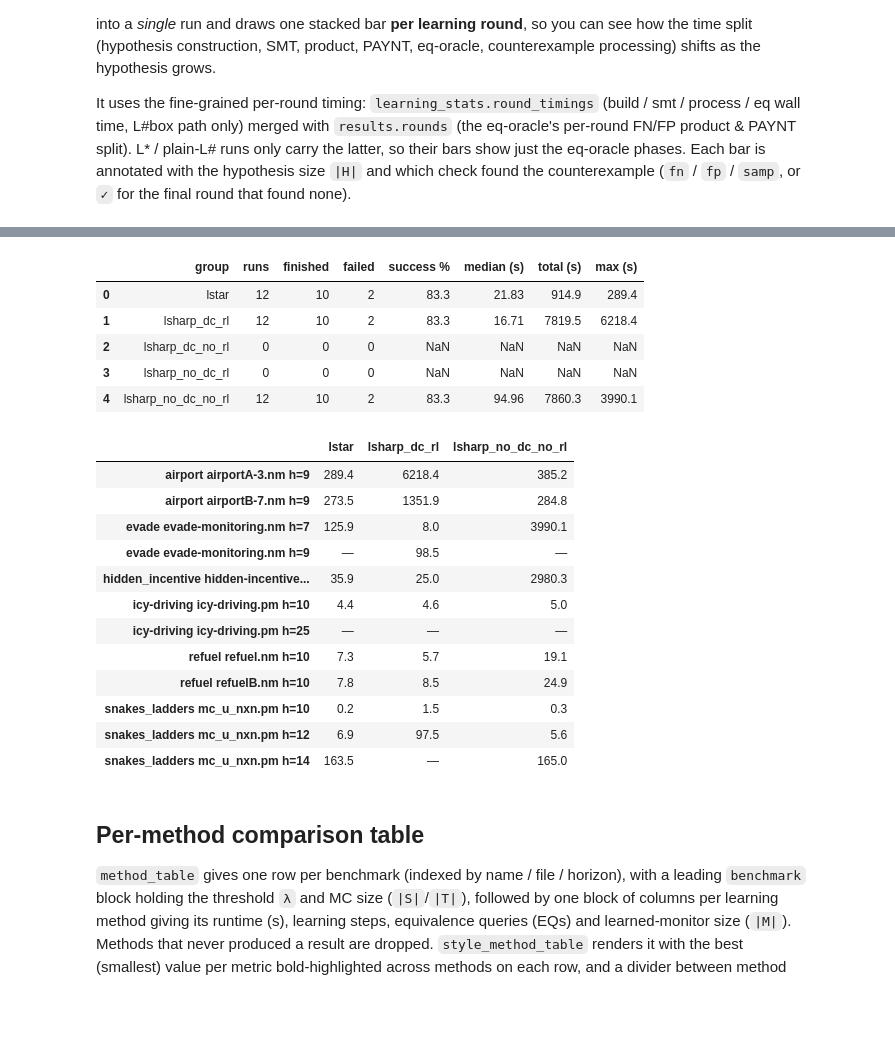
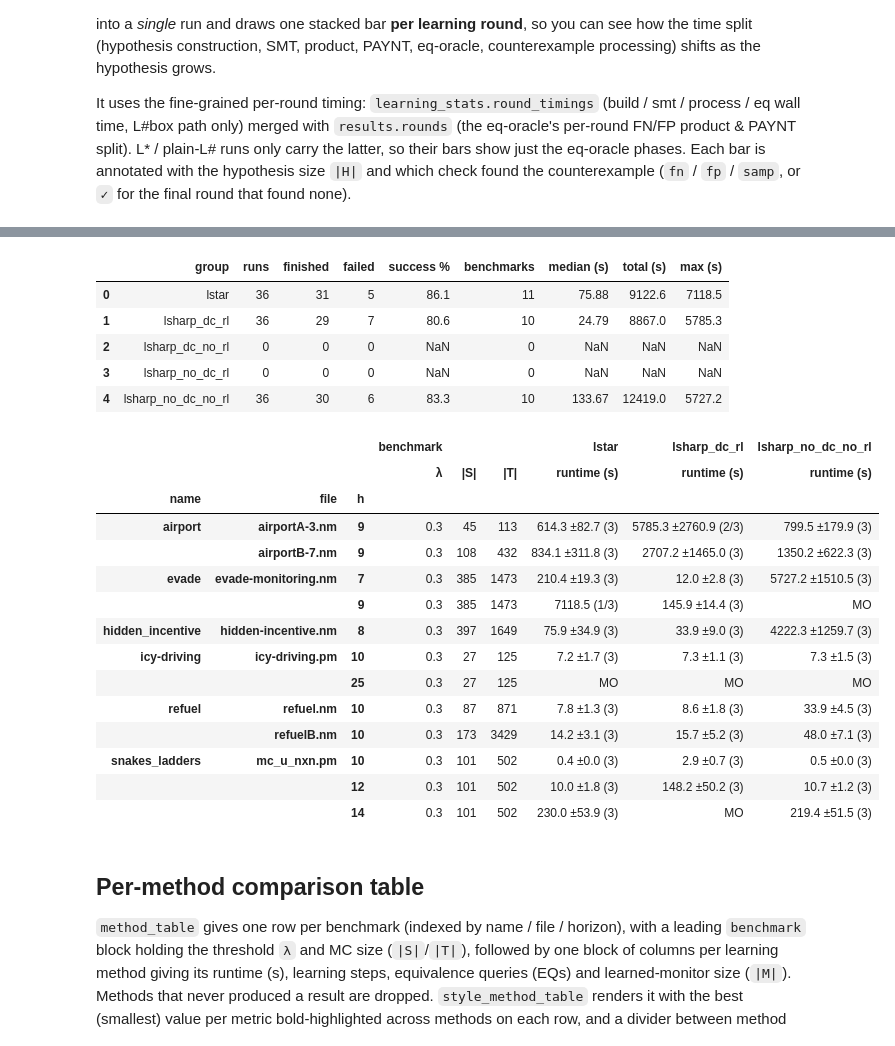
Before and after one commit to lukovdm/monitor-conformence, a Jupyter notebook: notebooks/Analysis.ipynb, the cells around one changed output, grey strips where cells are left out. Saved outputs shown, nothing was run; the diff lists cells and outputs as text; code cells hidden in the pictures; blank space fills up the shorter version.

```diff
--- a/notebooks/Analysis.ipynb
+++ b/notebooks/Analysis.ipynb
@@ -9,7 +9,7 @@ sys.path.append("../")
 from tover.analysis.load_data import load_experiment_data, add_symbol_color, clean_data
 from tover.analysis.plots import compare_runtimes
 
-PATH = "/home/luko/ToVer/monitor-conformence/out/exp-2026-06-08_16-41-25-compare_lsharp_lstar"
+PATH = "/home/luko/ToVer/monitor-conformence/out/exp-2026-06-09_16-32-21-compare_lsharp_lstar"
 
 data = load_experiment_data(PATH)
 clean_data(data)
@@ -225,34 +227,36 @@ for d in candidates:
 # %%
-from tover.analysis.breakdown import group_summary, runtime_pivot
+from tover.analysis.breakdown import group_summary
 
 # Per-config success / runtime overview.
 group_summary(groups)
 # %% [output]
-|  | group | runs | finished | failed | success % | median (s) | total (s) | max (s) |
-| 0 | lstar | 12 | 10 | 2 | 83.3 | 21.83 | 914.9 | 289.4 |
-| 1 | lsharp_dc_rl | 12 | 10 | 2 | 83.3 | 16.71 | 7819.5 | 6218.4 |
-| 2 | lsharp_dc_no_rl | 0 | 0 | 0 | NaN | NaN | NaN | NaN |
-| 3 | lsharp_no_dc_rl | 0 | 0 | 0 | NaN | NaN | NaN | NaN |
-| 4 | lsharp_no_dc_no_rl | 12 | 10 | 2 | 83.3 | 94.96 | 7860.3 | 3990.1 |
+|  | group | runs | finished | failed | success % | benchmarks | median (s) | total (s) | max (s) |
+| 0 | lstar | 36 | 31 | 5 | 86.1 | 11 | 75.88 | 9122.6 | 7118.5 |
+| 1 | lsharp_dc_rl | 36 | 29 | 7 | 80.6 | 10 | 24.79 | 8867.0 | 5785.3 |
+| 2 | lsharp_dc_no_rl | 0 | 0 | 0 | NaN | 0 | NaN | NaN | NaN |
+| 3 | lsharp_no_dc_rl | 0 | 0 | 0 | NaN | 0 | NaN | NaN | NaN |
+| 4 | lsharp_no_dc_no_rl | 36 | 30 | 6 | 83.3 | 10 | 133.67 | 12419.0 | 5727.2 |
 # %%
-# Runtime per benchmark x config (NaN = did not finish); fastest per row highlighted.
-runtime_pivot(groups).style.highlight_min(axis=1, color="#00521d").format(
-    "{:.1f}", na_rep="—"
-)
+from tover.analysis.breakdown import method_table, style_method_table
+
+# Runtime per benchmark x config; best mean per row highlighted, reason where none ran.
+style_method_table(method_table(groups, metrics=("time",)))
 # %% [output]
-|  | lstar | lsharp_dc_rl | lsharp_no_dc_no_rl |
-| airport airportA-3.nm h=9 | 289.4 | 6218.4 | 385.2 |
-| airport airportB-7.nm h=9 | 273.5 | 1351.9 | 284.8 |
-| evade evade-monitoring.nm h=7 | 125.9 | 8.0 | 3990.1 |
-| evade evade-monitoring.nm h=9 | — | 98.5 | — |
-| hidden_incentive hidden-incentive... | 35.9 | 25.0 | 2980.3 |
-| icy-driving icy-driving.pm h=10 | 4.4 | 4.6 | 5.0 |
-| icy-driving icy-driving.pm h=25 | — | — | — |
-| refuel refuel.nm h=10 | 7.3 | 5.7 | 19.1 |
-| refuel refuelB.nm h=10 | 7.8 | 8.5 | 24.9 |
-| snakes_ladders mc_u_nxn.pm h=10 | 0.2 | 1.5 | 0.3 |
-| snakes_ladders mc_u_nxn.pm h=12 | 6.9 | 97.5 | 5.6 |
-| snakes_ladders mc_u_nxn.pm h=14 | 163.5 | — | 165.0 |
+|  |  |  | benchmark |  |  | lstar | lsharp_dc_rl | lsharp_no_dc_no_rl |
+|  |  |  | λ | |S| | |T| | runtime (s) | runtime (s) | runtime (s) |
+| name | file | h |  |  |  |  |  |  |
+| airport | airportA-3.nm | 9 | 0.3 | 45 | 113 | 614.3 ±82.7 (3) | 5785.3 ±2760.9 (2/3) | 799.5 ±179.9 (3) |
+|  | airportB-7.nm | 9 | 0.3 | 108 | 432 | 834.1 ±311.8 (3) | 2707.2 ±1465.0 (3) | 1350.2 ±622.3 (3) |
+| evade | evade-monitoring.nm | 7 | 0.3 | 385 | 1473 | 210.4 ±19.3 (3) | 12.0 ±2.8 (3) | 5727.2 ±1510.5 (3) |
+|  |  | 9 | 0.3 | 385 | 1473 | 7118.5 (1/3) | 145.9 ±14.4 (3) | MO |
+| hidden_incentive | hidden-incentive.nm | 8 | 0.3 | 397 | 1649 | 75.9 ±34.9 (3) | 33.9 ±9.0 (3) | 4222.3 ±1259.7 (3) |
+| icy-driving | icy-driving.pm | 10 | 0.3 | 27 | 125 | 7.2 ±1.7 (3) | 7.3 ±1.1 (3) | 7.3 ±1.5 (3) |
+|  |  | 25 | 0.3 | 27 | 125 | MO | MO | MO |
+| refuel | refuel.nm | 10 | 0.3 | 87 | 871 | 7.8 ±1.3 (3) | 8.6 ±1.8 (3) | 33.9 ±4.5 (3) |
+|  | refuelB.nm | 10 | 0.3 | 173 | 3429 | 14.2 ±3.1 (3) | 15.7 ±5.2 (3) | 48.0 ±7.1 (3) |
+| snakes_ladders | mc_u_nxn.pm | 10 | 0.3 | 101 | 502 | 0.4 ±0.0 (3) | 2.9 ±0.7 (3) | 0.5 ±0.0 (3) |
+|  |  | 12 | 0.3 | 101 | 502 | 10.0 ±1.8 (3) | 148.2 ±50.2 (3) | 10.7 ±1.2 (3) |
+|  |  | 14 | 0.3 | 101 | 502 | 230.0 ±53.9 (3) | MO | 219.4 ±51.5 (3) |
 # %% [markdown]
 ## Per-method comparison table
 
```
Also changed, not shown: parts of 10 cells of this notebook, 17 other files.
